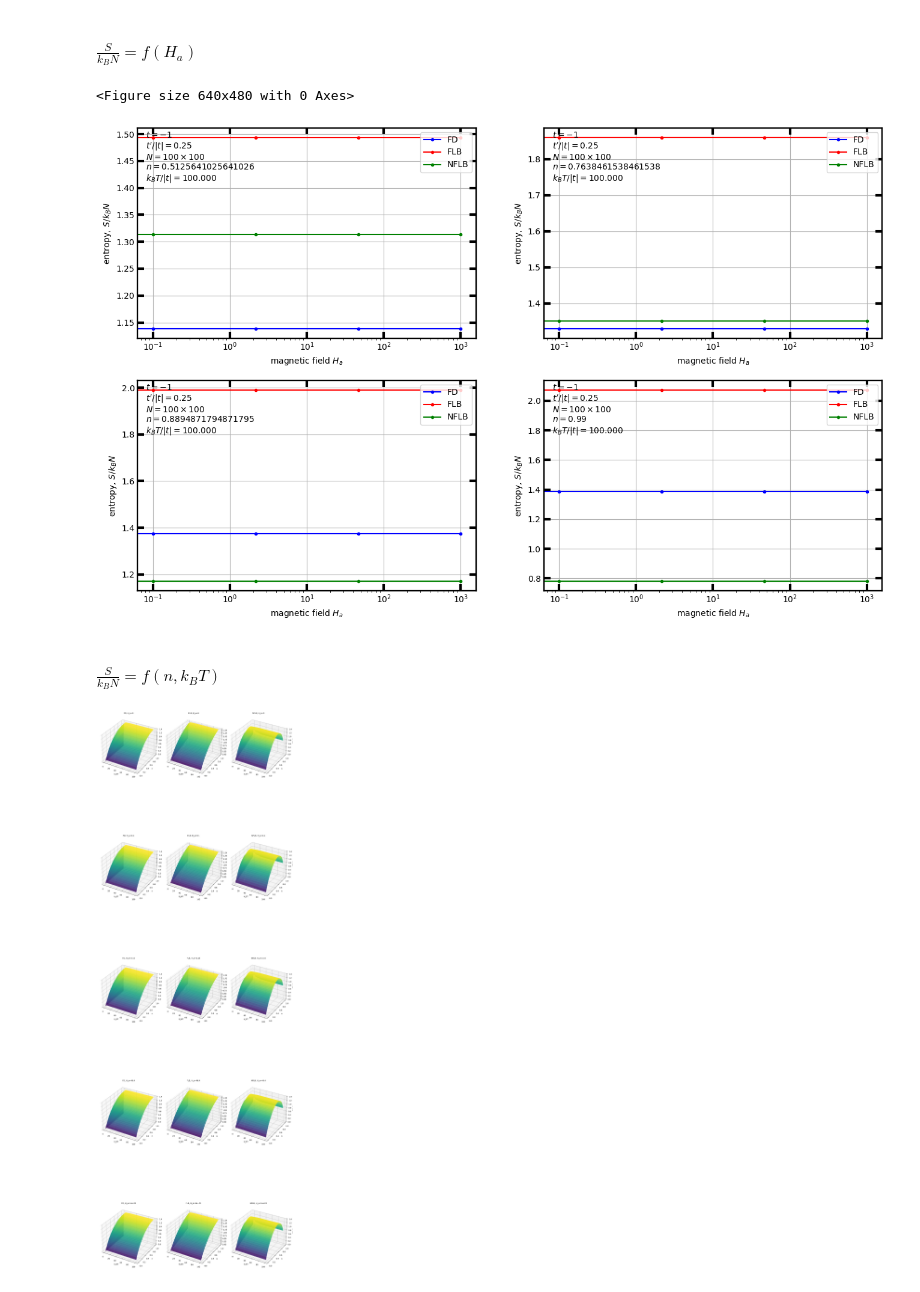
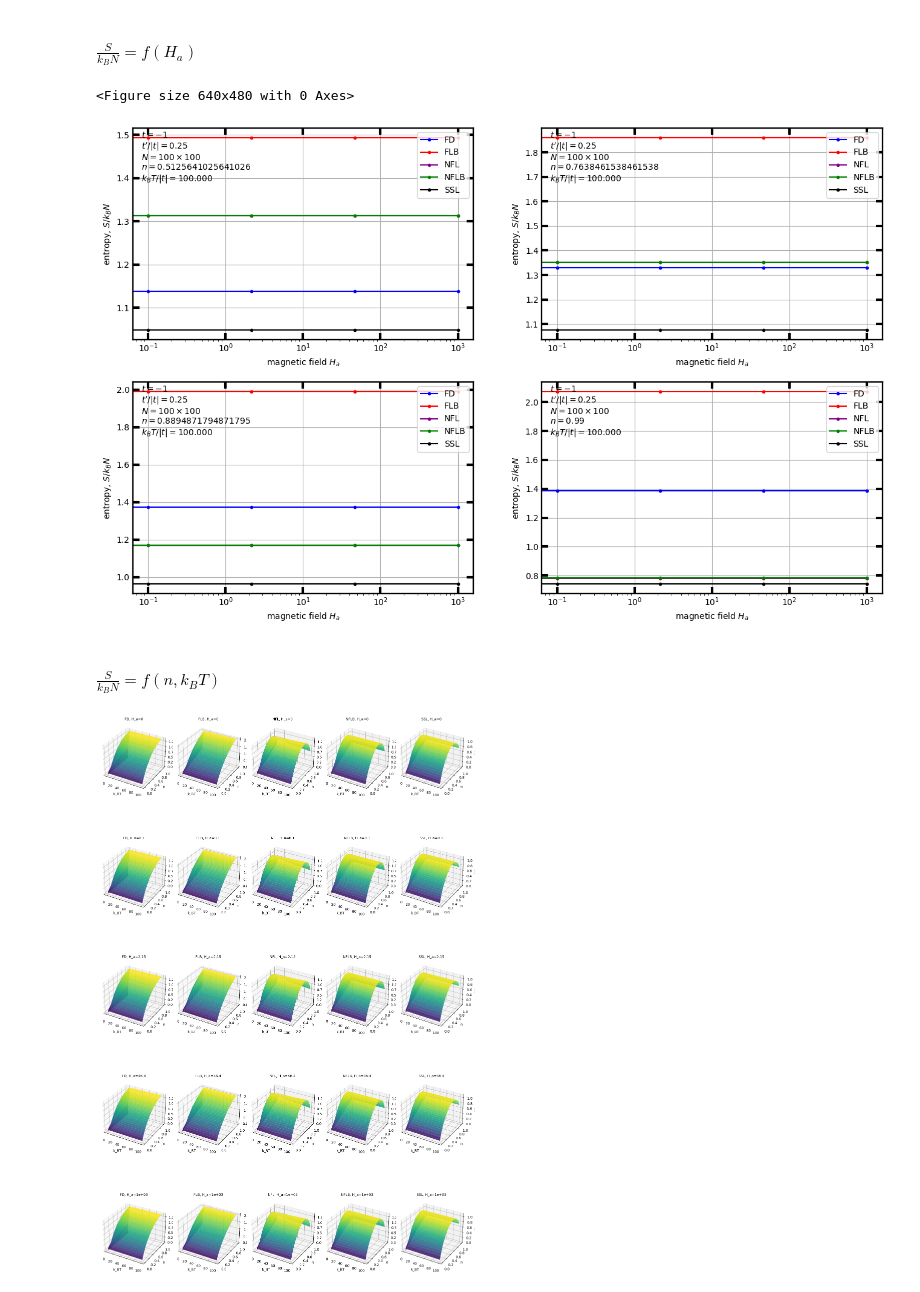
Before and after one commit to Mateuszzx/quantum-statistics-solver, a Jupyter notebook: notebooks/03_entropy.ipynb, the cells around one changed output. Saved outputs shown, nothing was run; the diff lists cells and outputs as text; code cells hidden in the pictures.

```diff
--- a/notebooks/03_entropy.ipynb
+++ b/notebooks/03_entropy.ipynb
@@ -115,7 +115,7 @@ sp.plot_results_Ha(
     n=n_plot,          # List of n values to create subplots for
     beta=beta_plot,     # Fixed beta value
     y_label=r"entropy, $S / k_B N$",
-    distros=[DistType.FD, DistType.FLB, DistType.NFLB],
+    distros=distro,
     y_col="entropy",
     legend_position="upper right",
     figsize=(8, 5),
@@ -124,25 +124,25 @@ sp.plot_results_Ha(
 plt.show()
 # %% [output]
 <Figure size 640x480 with 0 Axes>
-[figure, old version]
+[figure, new version]
 # %% [markdown]
 #### $\frac{S} {k_B N} = f(n, k_BT)$
 # %%
 # Example: Plot Entropy vs Temperature (k_BT) and Magnetic Field (H_a)
 # for different band fillings (n)
 
 # Select a few n values for the rows
 sp.plot_3d_results(
     results=entropy_df,
     row_param="H_a",       # Vary n across rows
     row_vals=H_a,     # Specific n values
     x_param="k_BT",      # X axis
     y_param="n",       # Y axis
     z_label=r"$S / k_B N$",
     z_col="entropy",          # or "entropy" if you have calculated it
-    distros=[DistType.FD, DistType.FLB, DistType.NFLB],
-    figsize=(15, 10)
+    distros=distro,
+    # figsize=(15, 10)
 )
 plt.show()
 # %% [output]
-[figure, old version]
+[figure, new version]
```
Also changed, not shown: parts of 3 cells of this notebook, 4 other files.
